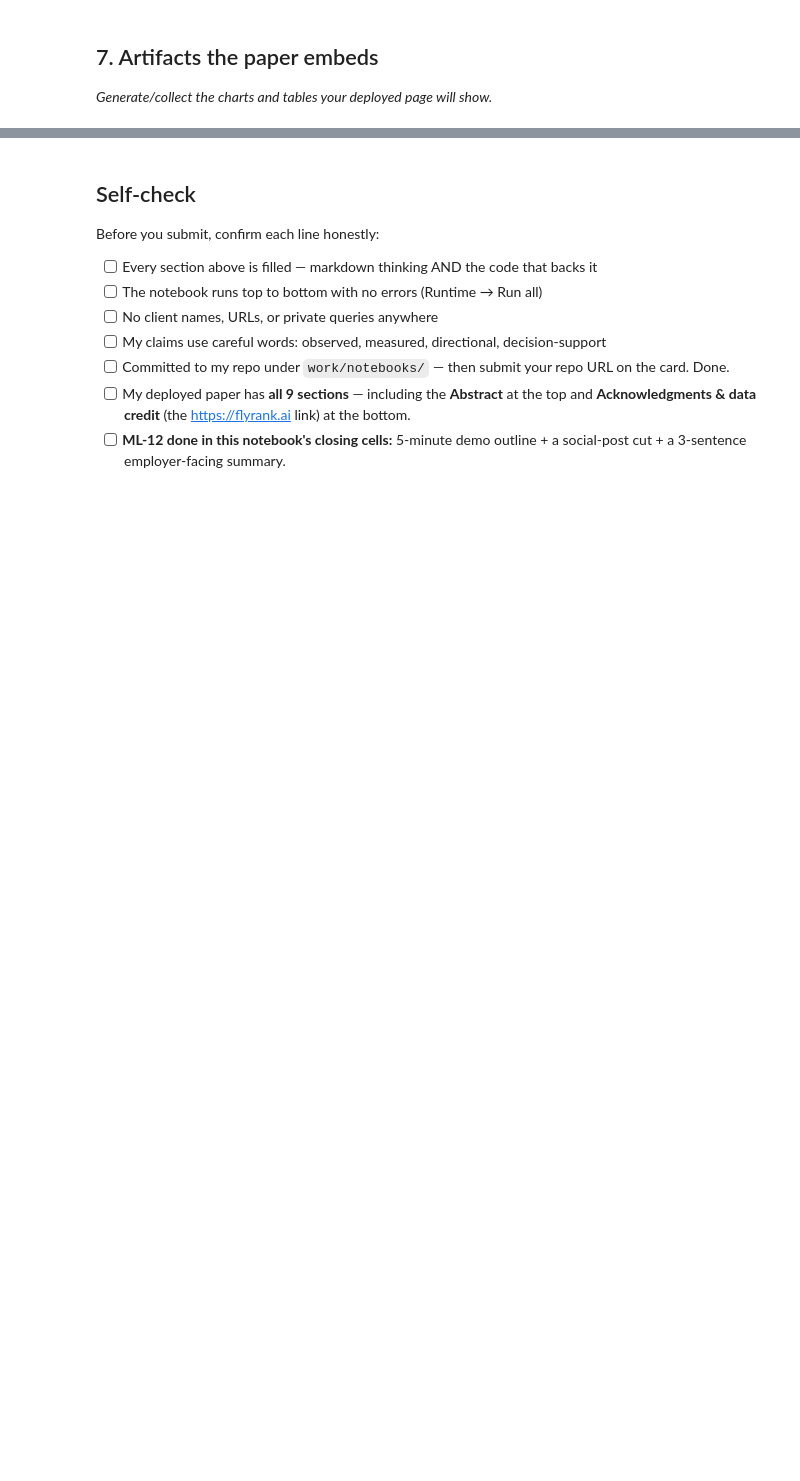
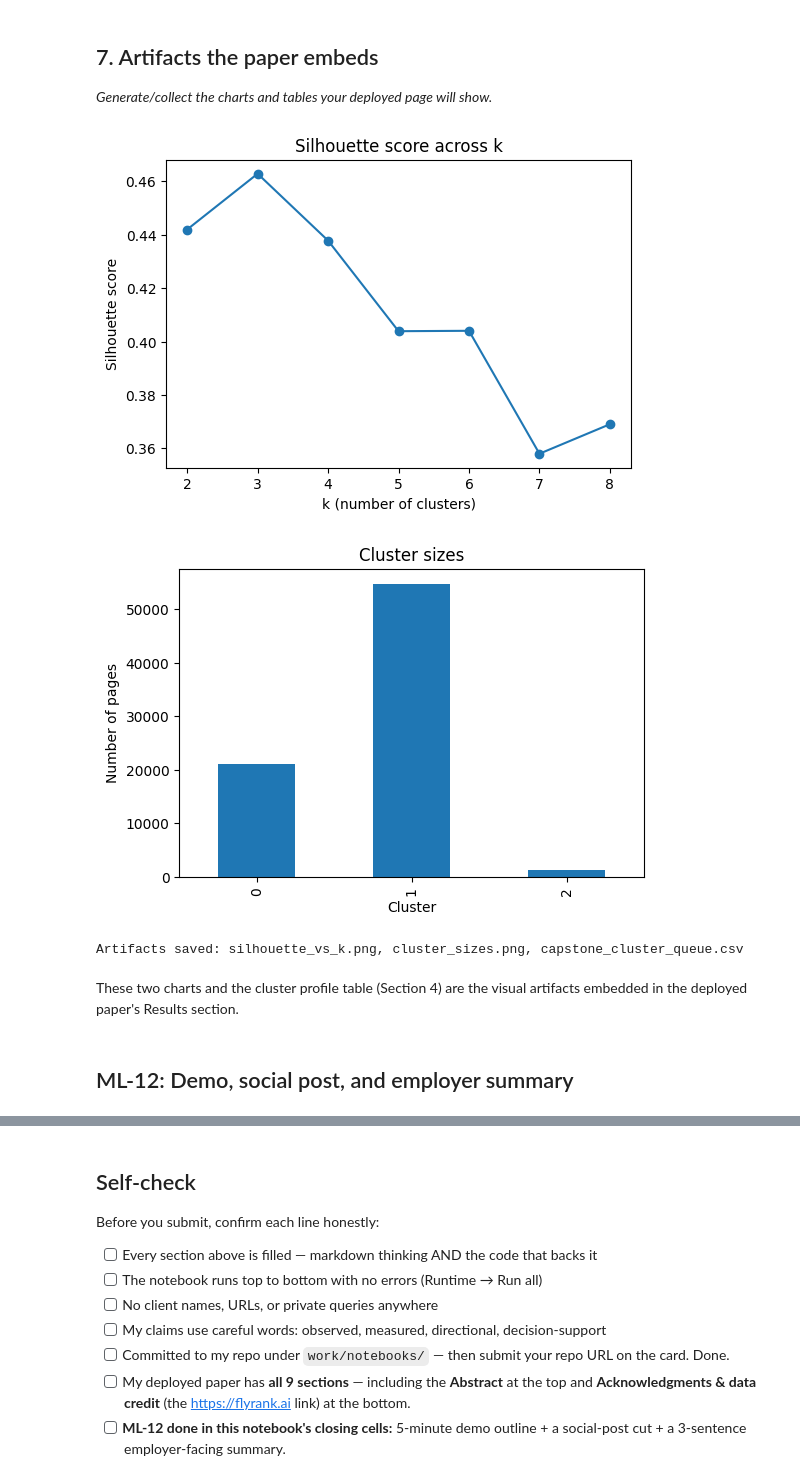
Before and after one commit to Iqra-Jahangir/flyrank-internship-ml, a Jupyter notebook: work/notebooks/capstone.ipynb, the cells around one changed output, grey strips where cells are left out. Cells and saved outputs as stored; diff of their text form; code cells hidden in the pictures; blank space fills up the shorter version.

Commit message:
Capstone: clustering model, client-grouped validation, baseline comparison

```diff
--- a/work/notebooks/capstone.ipynb
+++ b/work/notebooks/capstone.ipynb
@@ -32,0 +282,16 @@ This skeleton is yours to fill. Work the sections **in order** — each one has
+# %%
+import os
+os.makedirs("../outputs", exist_ok=True)
+
+action_map = {
+    0: {"name": "visible_disengaged", "action": "improve_rewrite"},
+    1: {"name": "dormant_low_demand", "action": "prune_candidate"},
+    2: {"name": "niche_engaged", "action": "protect_monitor"},
+}
+
+train_df["archetype"] = train_df["cluster"].map(lambda c: action_map.get(c, {}).get("name", "unnamed"))
+train_df["recommended_action"] = train_df["cluster"].map(lambda c: action_map.get(c, {}).get("action", "review"))
+
+final_queue = train_df[["content_hash_id", "cluster", "archetype", "recommended_action"] + feature_cols]
+final_queue.to_csv("../outputs/capstone_cluster_queue.csv", index=False)
+final_queue.head(20)
@@ -34,3 +317,33 @@ This skeleton is yours to fill. Work the sections **in order** — each one has
 ## 7. Artifacts the paper embeds
 
 *Generate/collect the charts and tables your deployed page will show.*
+# %%
+import matplotlib.pyplot as plt
+
+# Chart 1: silhouette vs k
+plt.figure(figsize=(6,4))
+plt.plot(sweep_df["k"], sweep_df["silhouette_score"], marker="o")
+plt.xlabel("k (number of clusters)")
+plt.ylabel("Silhouette score")
+plt.title("Silhouette score across k")
+plt.savefig("../outputs/silhouette_vs_k.png", bbox_inches="tight")
+plt.show()
+
+# Chart 2: cluster sizes
+plt.figure(figsize=(6,4))
+train_df["cluster"].value_counts().sort_index().plot(kind="bar")
+plt.xlabel("Cluster")
+plt.ylabel("Number of pages")
+plt.title("Cluster sizes")
+plt.savefig("../outputs/cluster_sizes.png", bbox_inches="tight")
+plt.show()
+
+print("Artifacts saved: silhouette_vs_k.png, cluster_sizes.png, capstone_cluster_queue.csv")
+# %% [output]
+[figure, added]
+[figure, added]
+Artifacts saved: silhouette_vs_k.png, cluster_sizes.png, capstone_cluster_queue.csv
+# %% [markdown]
+These two charts and the cluster profile table (Section 4) are the visual artifacts embedded in the deployed paper's Results section.
+# %% [markdown]
+## ML-12: Demo, social post, and employer summary
```
Also changed, not shown: parts of 22 cells of this notebook.
